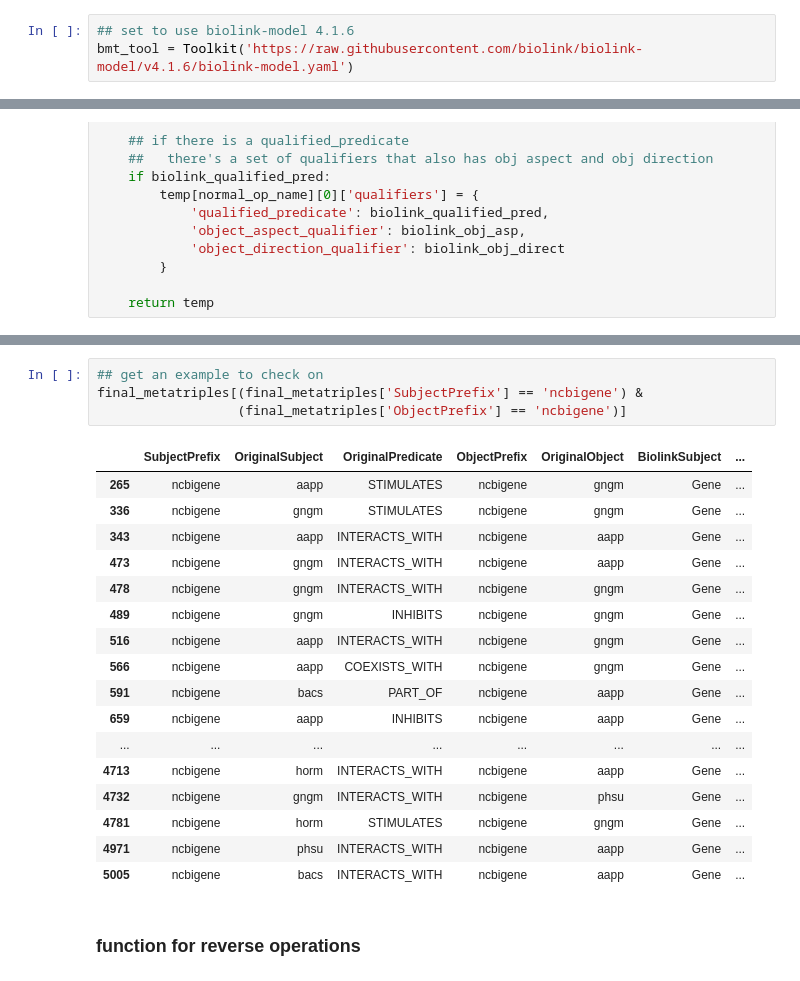
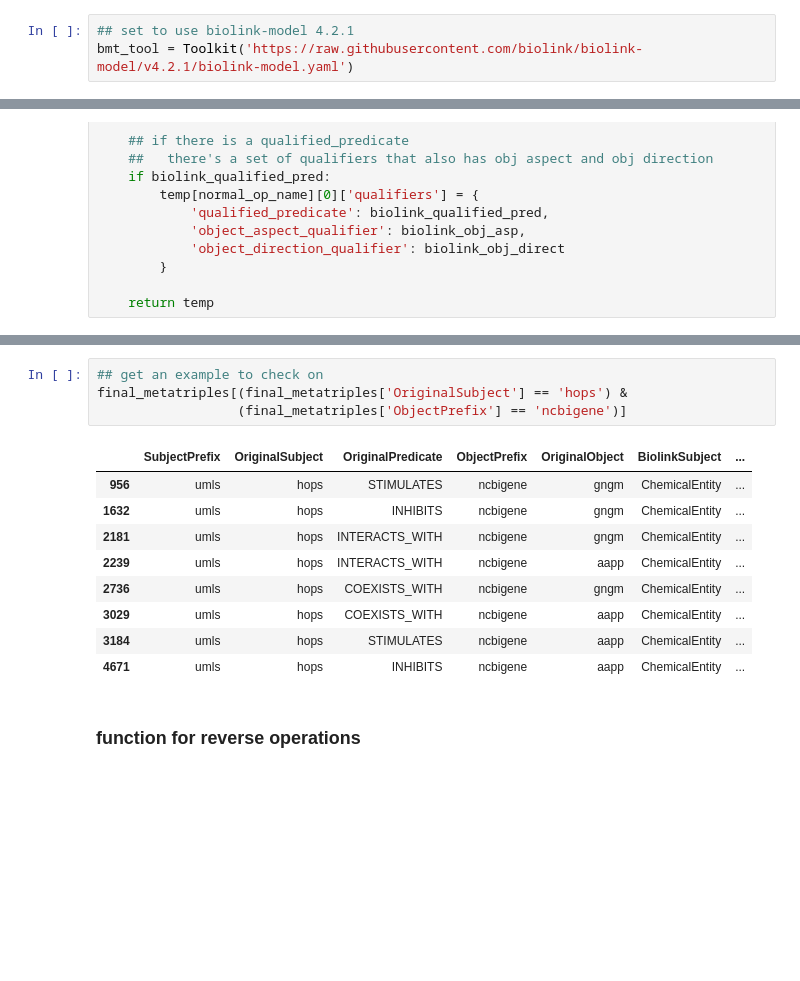
Before and after one commit to NCATS-Tangerine/translator-api-registry, a Jupyter notebook: semmeddb/AutoGen_SEMMEDDB.ipynb, the cells around one changed output, grey strips where cells are left out. Saved outputs shown, nothing was run; the diff lists cells and outputs as text; blank space fills up the shorter version.

Commit message:
biothings semmeddb: update to biolink 4.2.1 mappings

```diff
--- a/semmeddb/AutoGen_SEMMEDDB.ipynb
+++ b/semmeddb/AutoGen_SEMMEDDB.ipynb
@@ -420,8 +420,8 @@ SEMMED_semtypes[0:10]
 # %% [markdown]
 #### Get the biolink-mappings
 # %%
-## set to use biolink-model 4.1.6
-bmt_tool = Toolkit('https://raw.githubusercontent.com/biolink/biolink-model/v4.1.6/biolink-model.yaml')
+## set to use biolink-model 4.2.1
+bmt_tool = Toolkit('https://raw.githubusercontent.com/biolink/biolink-model/v4.2.1/biolink-model.yaml')
 # %%
 ## double-checking: this corresponds to bacs (Biologically Active Substance)
 bmt_tool.get_element_by_mapping('STY:T123').title()
@@ -1731,26 +1719,18 @@ generate_forward_op(
     'object_direction_qualifier': 'increased'}}]}
 # %%
 ## get an example to check on
-final_metatriples[(final_metatriples['SubjectPrefix'] == 'ncbigene') &
+final_metatriples[(final_metatriples['OriginalSubject'] == 'hops') &
                   (final_metatriples['ObjectPrefix'] == 'ncbigene')]
 # %% [output]
 |  | SubjectPrefix | OriginalSubject | OriginalPredicate | ObjectPrefix | OriginalObject | BiolinkSubject | ... |
-| 265 | ncbigene | aapp | STIMULATES | ncbigene | gngm | Gene | ... |
-| 336 | ncbigene | gngm | STIMULATES | ncbigene | gngm | Gene | ... |
-| 343 | ncbigene | aapp | INTERACTS_WITH | ncbigene | aapp | Gene | ... |
-| 473 | ncbigene | gngm | INTERACTS_WITH | ncbigene | aapp | Gene | ... |
-| 478 | ncbigene | gngm | INTERACTS_WITH | ncbigene | gngm | Gene | ... |
-| 489 | ncbigene | gngm | INHIBITS | ncbigene | gngm | Gene | ... |
-| 516 | ncbigene | aapp | INTERACTS_WITH | ncbigene | gngm | Gene | ... |
-| 566 | ncbigene | aapp | COEXISTS_WITH | ncbigene | gngm | Gene | ... |
-| 591 | ncbigene | bacs | PART_OF | ncbigene | aapp | Gene | ... |
-| 659 | ncbigene | aapp | INHIBITS | ncbigene | aapp | Gene | ... |
-| ... | ... | ... | ... | ... | ... | ... | ... |
-| 4713 | ncbigene | horm | INTERACTS_WITH | ncbigene | aapp | Gene | ... |
-| 4732 | ncbigene | gngm | INTERACTS_WITH | ncbigene | phsu | Gene | ... |
-| 4781 | ncbigene | horm | STIMULATES | ncbigene | gngm | Gene | ... |
-| 4971 | ncbigene | phsu | INTERACTS_WITH | ncbigene | aapp | Gene | ... |
-| 5005 | ncbigene | bacs | INTERACTS_WITH | ncbigene | aapp | Gene | ... |
+| 956 | umls | hops | STIMULATES | ncbigene | gngm | ChemicalEntity | ... |
+| 1632 | umls | hops | INHIBITS | ncbigene | gngm | ChemicalEntity | ... |
+| 2181 | umls | hops | INTERACTS_WITH | ncbigene | gngm | ChemicalEntity | ... |
+| 2239 | umls | hops | INTERACTS_WITH | ncbigene | aapp | ChemicalEntity | ... |
+| 2736 | umls | hops | COEXISTS_WITH | ncbigene | gngm | ChemicalEntity | ... |
+| 3029 | umls | hops | COEXISTS_WITH | ncbigene | aapp | ChemicalEntity | ... |
+| 3184 | umls | hops | STIMULATES | ncbigene | aapp | ChemicalEntity | ... |
+| 4671 | umls | hops | INHIBITS | ncbigene | aapp | ChemicalEntity | ... |
 # %% [markdown]
 ### function for reverse operations
 # %%
```
Also changed, not shown: parts of 7 cells of this notebook, 4 other files.
